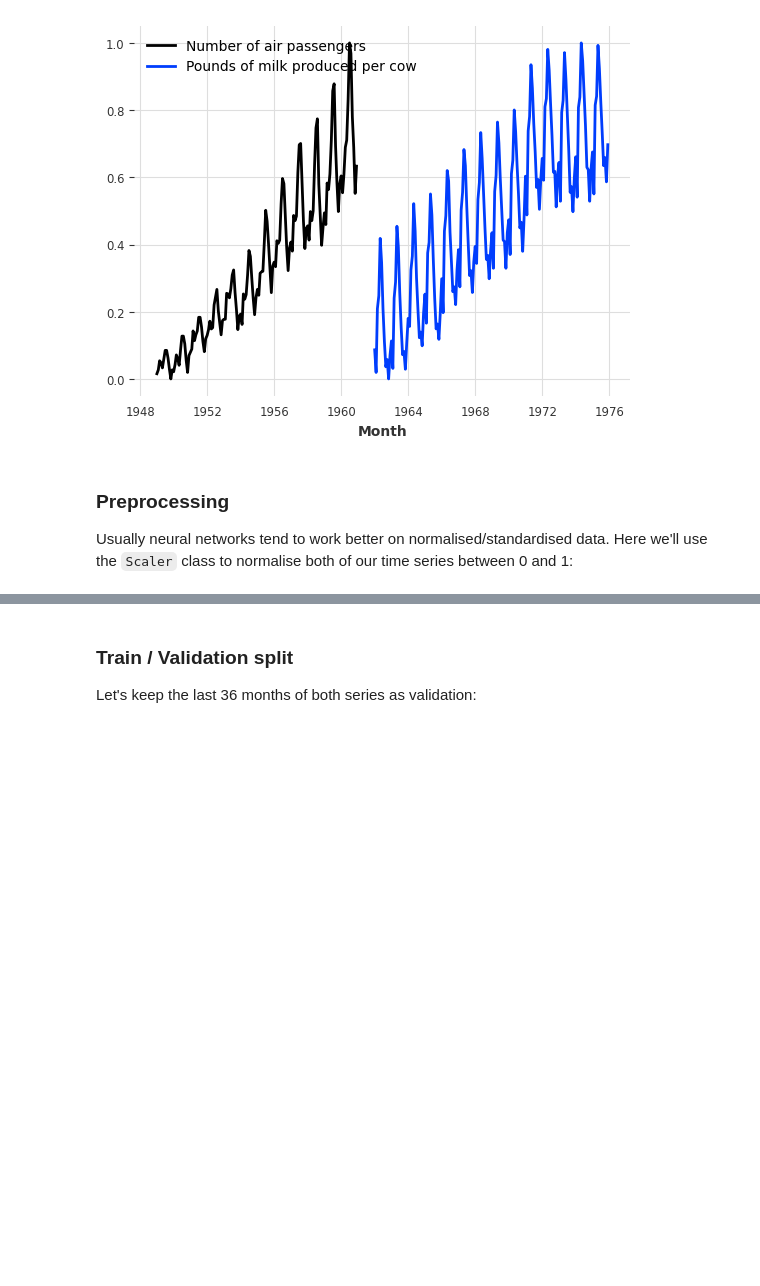
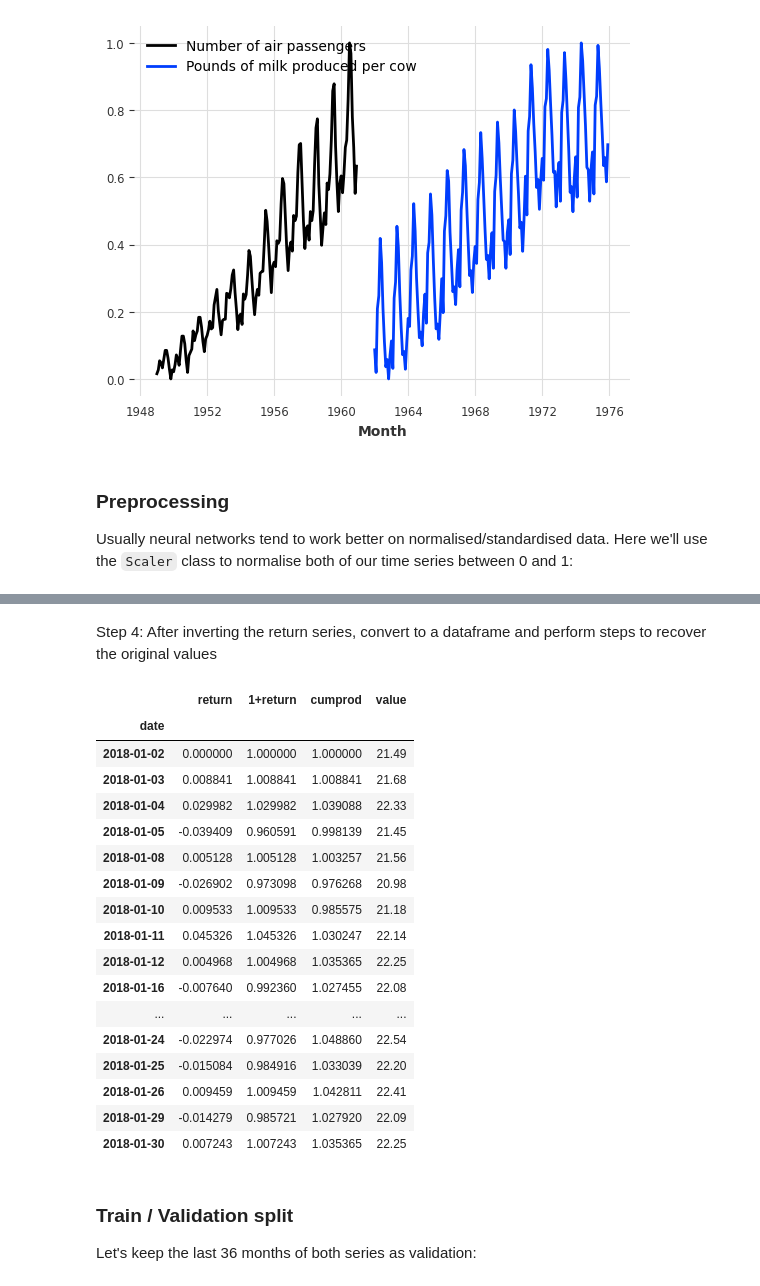
Before and after one commit to dshulman/darts, a Jupyter notebook: examples/99-Multi-time-series-from-file.ipynb, the cells around one changed output, grey strips where cells are left out. Cells and saved outputs as stored; diff of their text form; code cells hidden in the pictures; blank space fills up the shorter version.

```diff
--- a/examples/99-Multi-time-series-from-file.ipynb
+++ b/examples/99-Multi-time-series-from-file.ipynb
@@ -204,3 +304,31 @@ plt.legend();
+# %% [markdown]
+Step 4: After inverting the return series, convert to a dataframe and perform steps to recover the original values
+# %%
+df = return_series_inverted.pd_dataframe()
+df.columns.name = None
+df.loc[:, "1+return"] = df["return"].add(1)
+df.loc[:, "cumprod"] = df["1+return"].cumprod()
+df.loc[:, "value"] = df["cumprod"] * first_value
+display(df)
+# %% [output]
+|  | return | 1+return | cumprod | value |
+| date |  |  |  |  |
+| 2018-01-02 | 0.000000 | 1.000000 | 1.000000 | 21.49 |
+| 2018-01-03 | 0.008841 | 1.008841 | 1.008841 | 21.68 |
+| 2018-01-04 | 0.029982 | 1.029982 | 1.039088 | 22.33 |
+| 2018-01-05 | -0.039409 | 0.960591 | 0.998139 | 21.45 |
+| 2018-01-08 | 0.005128 | 1.005128 | 1.003257 | 21.56 |
+| 2018-01-09 | -0.026902 | 0.973098 | 0.976268 | 20.98 |
+| 2018-01-10 | 0.009533 | 1.009533 | 0.985575 | 21.18 |
+| 2018-01-11 | 0.045326 | 1.045326 | 1.030247 | 22.14 |
+| 2018-01-12 | 0.004968 | 1.004968 | 1.035365 | 22.25 |
+| 2018-01-16 | -0.007640 | 0.992360 | 1.027455 | 22.08 |
+| ... | ... | ... | ... | ... |
+| 2018-01-24 | -0.022974 | 0.977026 | 1.048860 | 22.54 |
+| 2018-01-25 | -0.015084 | 0.984916 | 1.033039 | 22.20 |
+| 2018-01-26 | 0.009459 | 1.009459 | 1.042811 | 22.41 |
+| 2018-01-29 | -0.014279 | 0.985721 | 1.027920 | 22.09 |
+| 2018-01-30 | 0.007243 | 1.007243 | 1.035365 | 22.25 |
 # %% [markdown]
 ### Train / Validation split
 Let's keep the last 36 months of both series as validation:
```
Also changed, not shown: parts of 9 cells of this notebook.
